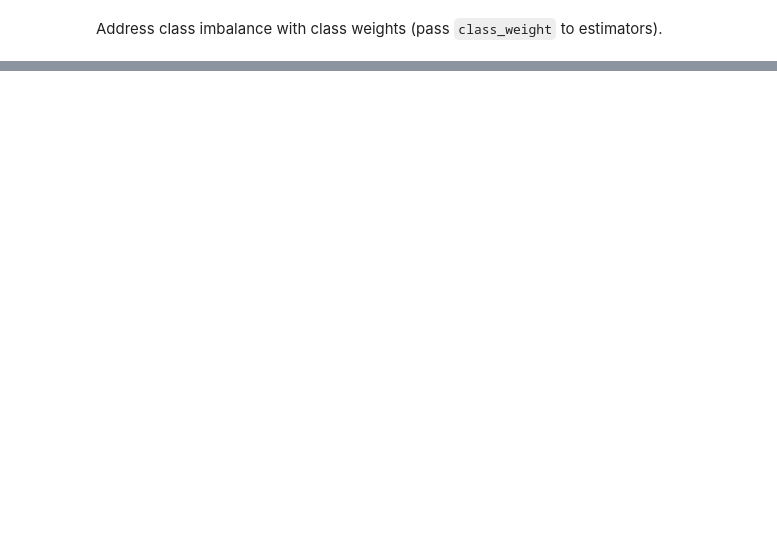
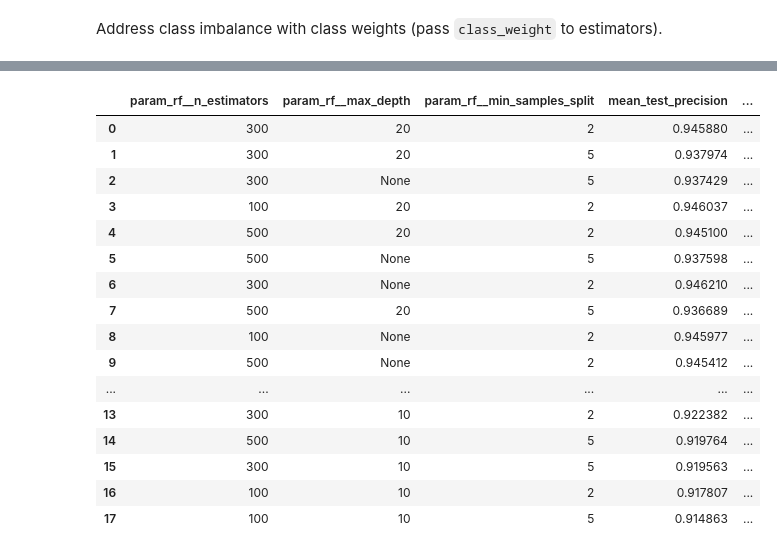
Before and after one commit to laiarodrigo/DILA, a Jupyter notebook: task_02/02_feature_vector_and_ML_model.ipynb, the cells around one changed output, grey strips where cells are left out. Drawn from its saved outputs; the diff is of its cells as text; code cells hidden in the pictures; blank space fills up the shorter version.

```diff
--- a/task_02/02_feature_vector_and_ML_model.ipynb
+++ b/task_02/02_feature_vector_and_ML_model.ipynb
@@ -154,0 +318,87 @@ print('Class weights:', class_weight_dict)
+# %%
+from sklearn.model_selection import StratifiedKFold, cross_validate
+from sklearn.pipeline import Pipeline
+from sklearn.impute import SimpleImputer
+from sklearn.preprocessing import StandardScaler
+from sklearn.metrics import make_scorer, precision_score, recall_score, f1_score
+from sklearn.ensemble import RandomForestClassifier
+from sklearn.svm import SVC
+
+X = pairs[numeric_features].copy()
+y = pairs["label"].astype(int)
+
+
+scoring = {
+    "precision": make_scorer(precision_score, zero_division=0),
+    "recall": make_scorer(recall_score, zero_division=0),
+    "f1": make_scorer(f1_score, zero_division=0),
+}
+
+cv = StratifiedKFold(n_splits=3, shuffle=True, random_state=42)
+# %%
+# Random Forest model
+from sklearn.model_selection import GridSearchCV
+
+rf_pipe = Pipeline([
+    ("imputer", SimpleImputer(strategy="median")),
+    ("rf", RandomForestClassifier(
+        random_state=42,
+        n_jobs=-1,
+        class_weight=class_weight_dict
+    ))
+])
+
+rf_param_grid = {
+    "rf__n_estimators": [100, 300, 500],
+    "rf__max_depth": [None, 10, 20],
+    "rf__min_samples_split": [2, 5],
+}
+
+rf_grid = GridSearchCV(
+    rf_pipe,
+    param_grid=rf_param_grid,
+    scoring=scoring, # precision, recall, f1
+    refit="f1",
+    cv=cv,
+    n_jobs=-1
+)
+
+rf_grid.fit(X, y)
+
+def get_rf_df(rf_grid):
+    return (
+        pd.DataFrame(rf_grid.cv_results_)
+        .loc[:, [
+            "param_rf__n_estimators",
+            "param_rf__max_depth",
+            "param_rf__min_samples_split",
+            "mean_test_precision",
+            "mean_test_recall",
+            "mean_test_f1",
+            "std_test_f1",
+        ]]
+        .sort_values("mean_test_f1", ascending=False)
+        .reset_index(drop=True)
+    )
+
+
+rf_df = get_rf_df(rf_grid)
+rf_df
+# %% [output]
+|  | param_rf__n_estimators | param_rf__max_depth | param_rf__min_samples_split | mean_test_precision | ... |
+| 0 | 300 | 20 | 2 | 0.945880 | ... |
+| 1 | 300 | 20 | 5 | 0.937974 | ... |
+| 2 | 300 | None | 5 | 0.937429 | ... |
+| 3 | 100 | 20 | 2 | 0.946037 | ... |
+| 4 | 500 | 20 | 2 | 0.945100 | ... |
+| 5 | 500 | None | 5 | 0.937598 | ... |
+| 6 | 300 | None | 2 | 0.946210 | ... |
+| 7 | 500 | 20 | 5 | 0.936689 | ... |
+| 8 | 100 | None | 2 | 0.945977 | ... |
+| 9 | 500 | None | 2 | 0.945412 | ... |
+| ... | ... | ... | ... | ... | ... |
+| 13 | 300 | 10 | 2 | 0.922382 | ... |
+| 14 | 500 | 10 | 5 | 0.919764 | ... |
+| 15 | 300 | 10 | 5 | 0.919563 | ... |
+| 16 | 100 | 10 | 2 | 0.917807 | ... |
+| 17 | 100 | 10 | 5 | 0.914863 | ... |
```
Also changed, not shown: parts of 25 cells of this notebook, 5 other files.
